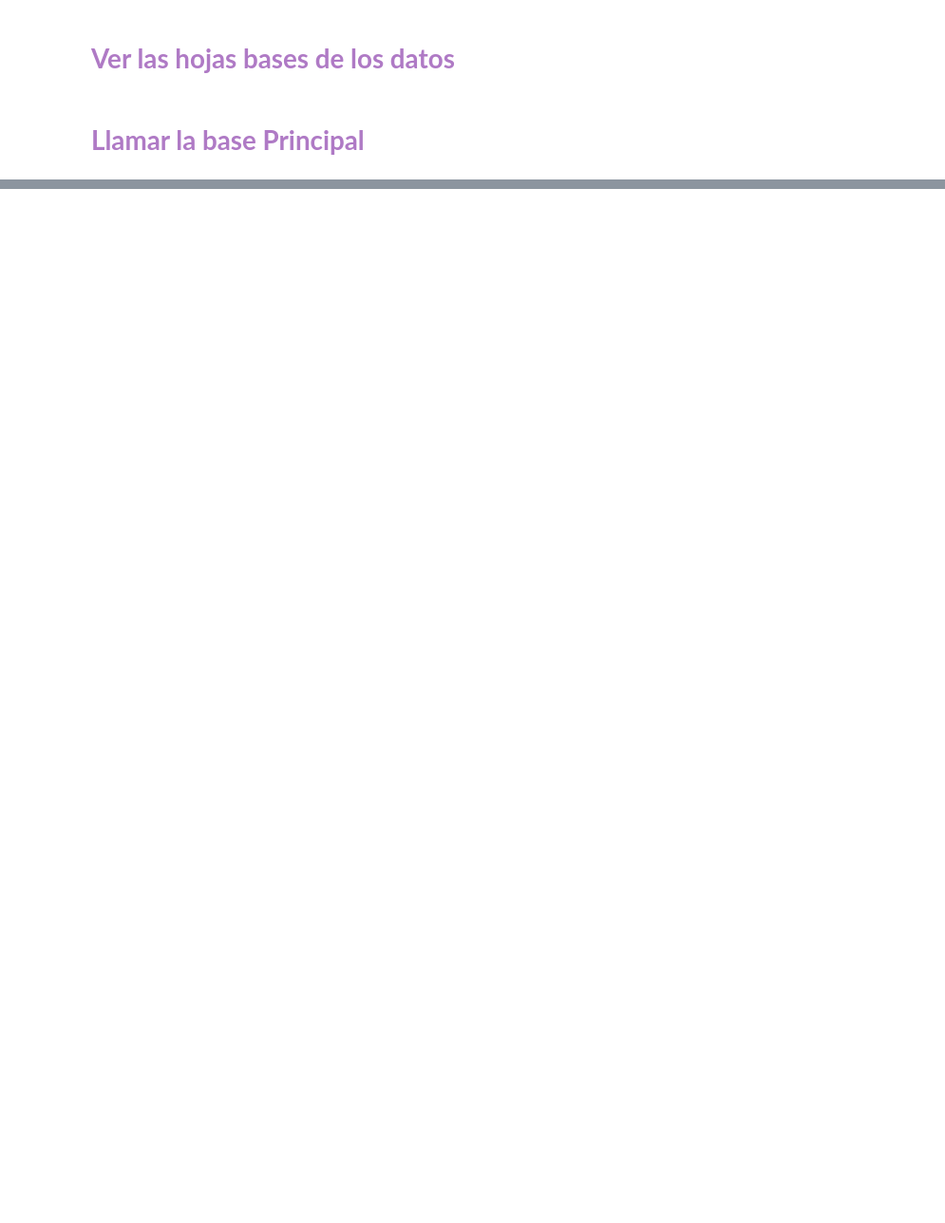
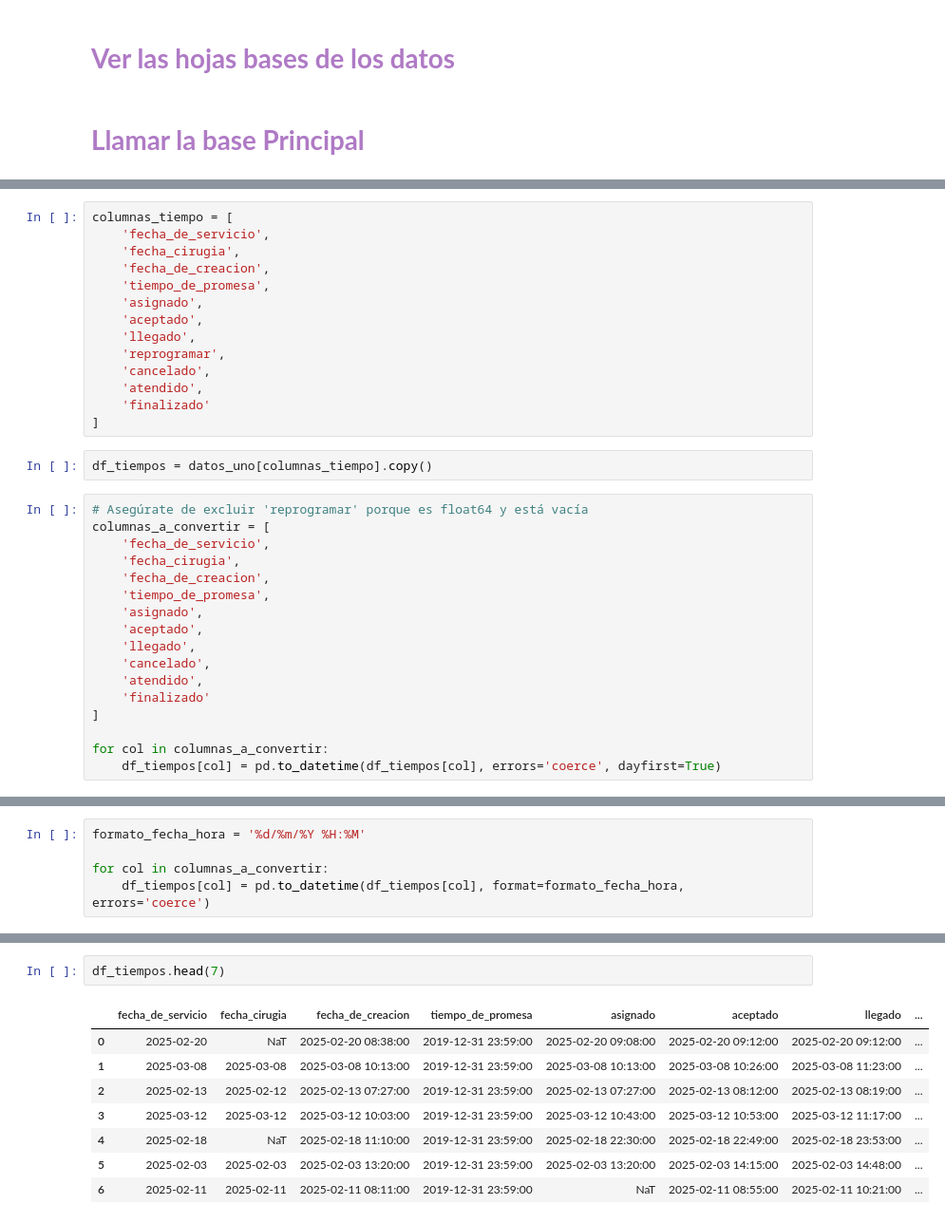
Before and after one commit to r2x4/quick__practice, a Jupyter notebook: quick_practise.ipynb, the cells around one changed output, grey strips where cells are left out. Shown at 95% size. Drawn from its saved outputs; the diff is of its cells as text; blank space fills up the shorter version.

```diff
--- a/quick_practise.ipynb
+++ b/quick_practise.ipynb
@@ -255,0 +40,33 @@ base.to_csv('/content/base_limpia.csv', index=False)
+# %%
+columnas_tiempo = [
+    'fecha_de_servicio',
+    'fecha_cirugia',
+    'fecha_de_creacion',
+    'tiempo_de_promesa',
+    'asignado',
+    'aceptado',
+    'llegado',
+    'reprogramar',
+    'cancelado',
+    'atendido',
+    'finalizado'
+]
+# %%
+df_tiempos = datos_uno[columnas_tiempo].copy()
+# %%
+# Asegúrate de excluir 'reprogramar' porque es float64 y está vacía
+columnas_a_convertir = [
+    'fecha_de_servicio',
+    'fecha_cirugia',
+    'fecha_de_creacion',
+    'tiempo_de_promesa',
+    'asignado',
+    'aceptado',
+    'llegado',
+    'cancelado',
+    'atendido',
+    'finalizado'
+]
+
+for col in columnas_a_convertir:
+    df_tiempos[col] = pd.to_datetime(df_tiempos[col], errors='coerce', dayfirst=True)
@@ -255,0 +83,5 @@ base.to_csv('/content/base_limpia.csv', index=False)
+# %%
+formato_fecha_hora = '%d/%m/%Y %H:%M'
+
+for col in columnas_a_convertir:
+    df_tiempos[col] = pd.to_datetime(df_tiempos[col], format=formato_fecha_hora, errors='coerce')
@@ -255,0 +109,11 @@ base.to_csv('/content/base_limpia.csv', index=False)
+# %%
+df_tiempos.head(7)
+# %% [output]
+|  | fecha_de_servicio | fecha_cirugia | fecha_de_creacion | tiempo_de_promesa | asignado | aceptado | llegado | ... |
+| 0 | 2025-02-20 | NaT | 2025-02-20 08:38:00 | 2019-12-31 23:59:00 | 2025-02-20 09:08:00 | 2025-02-20 09:12:00 | 2025-02-20 09:12:00 | ... |
+| 1 | 2025-03-08 | 2025-03-08 | 2025-03-08 10:13:00 | 2019-12-31 23:59:00 | 2025-03-08 10:13:00 | 2025-03-08 10:26:00 | 2025-03-08 11:23:00 | ... |
+| 2 | 2025-02-13 | 2025-02-12 | 2025-02-13 07:27:00 | 2019-12-31 23:59:00 | 2025-02-13 07:27:00 | 2025-02-13 08:12:00 | 2025-02-13 08:19:00 | ... |
+| 3 | 2025-03-12 | 2025-03-12 | 2025-03-12 10:03:00 | 2019-12-31 23:59:00 | 2025-03-12 10:43:00 | 2025-03-12 10:53:00 | 2025-03-12 11:17:00 | ... |
+| 4 | 2025-02-18 | NaT | 2025-02-18 11:10:00 | 2019-12-31 23:59:00 | 2025-02-18 22:30:00 | 2025-02-18 22:49:00 | 2025-02-18 23:53:00 | ... |
+| 5 | 2025-02-03 | 2025-02-03 | 2025-02-03 13:20:00 | 2019-12-31 23:59:00 | 2025-02-03 13:20:00 | 2025-02-03 14:15:00 | 2025-02-03 14:48:00 | ... |
+| 6 | 2025-02-11 | 2025-02-11 | 2025-02-11 08:11:00 | 2019-12-31 23:59:00 | NaT | 2025-02-11 08:55:00 | 2025-02-11 10:21:00 | ... |
```
Also changed, not shown: parts of 41 cells of this notebook.
